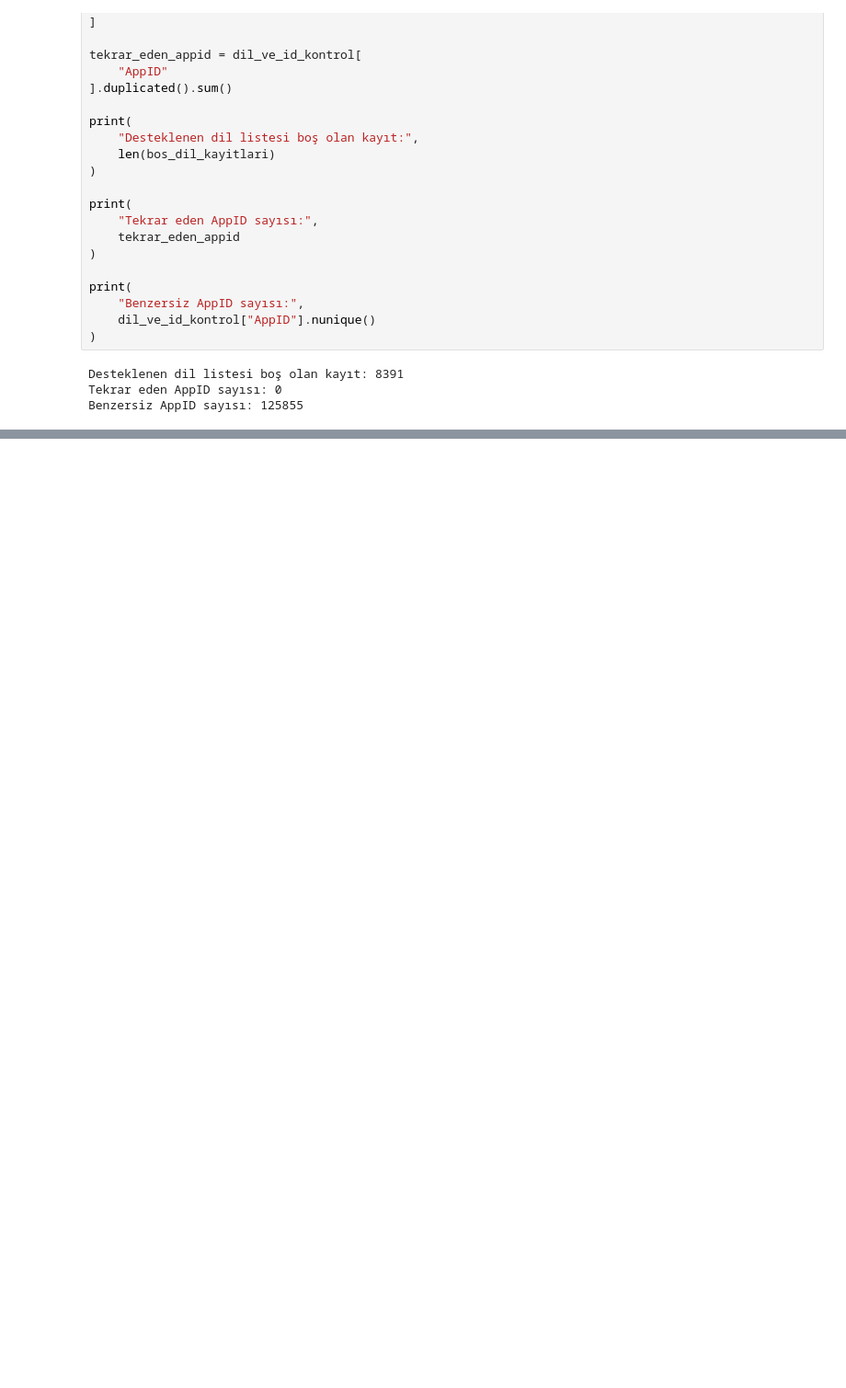
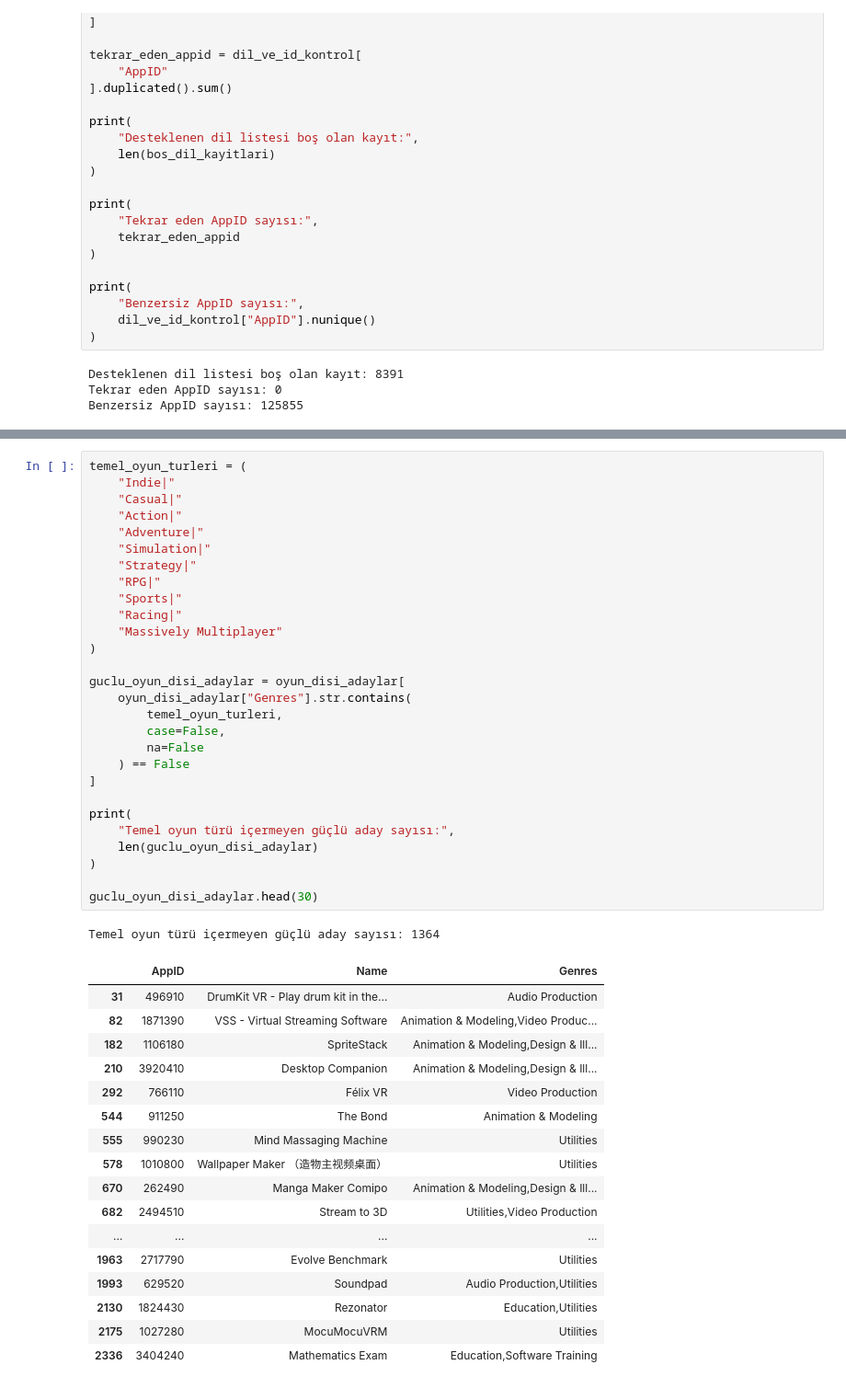
Before and after one commit to lzuzi/steam-game-recommender, a Jupyter notebook: notebooks/01_veri_inceleme.ipynb, the cells around one changed output, grey strips where cells are left out. Shown at 92% size. Cells and saved outputs as stored; diff of their text form; blank space fills up the shorter version.

```diff
--- a/notebooks/01_veri_inceleme.ipynb
+++ b/notebooks/01_veri_inceleme.ipynb
@@ -359,0 +553,47 @@ kaydın tamamı benzersiz bir oyun kimliğine sahiptir.
+# %%
+temel_oyun_turleri = (
+    "Indie|"
+    "Casual|"
+    "Action|"
+    "Adventure|"
+    "Simulation|"
+    "Strategy|"
+    "RPG|"
+    "Sports|"
+    "Racing|"
+    "Massively Multiplayer"
+)
+
+guclu_oyun_disi_adaylar = oyun_disi_adaylar[
+    oyun_disi_adaylar["Genres"].str.contains(
+        temel_oyun_turleri,
+        case=False,
+        na=False
+    ) == False
+]
+
+print(
+    "Temel oyun türü içermeyen güçlü aday sayısı:",
+    len(guclu_oyun_disi_adaylar)
+)
+
+guclu_oyun_disi_adaylar.head(30)
+# %% [output]
+Temel oyun türü içermeyen güçlü aday sayısı: 1364
+|  | AppID | Name | Genres |
+| 31 | 496910 | DrumKit VR - Play drum kit in the... | Audio Production |
+| 82 | 1871390 | VSS - Virtual Streaming Software | Animation & Modeling,Video Produc... |
+| 182 | 1106180 | SpriteStack | Animation & Modeling,Design & Ill... |
+| 210 | 3920410 | Desktop Companion | Animation & Modeling,Design & Ill... |
+| 292 | 766110 | Félix VR | Video Production |
+| 544 | 911250 | The Bond | Animation & Modeling |
+| 555 | 990230 | Mind Massaging Machine | Utilities |
+| 578 | 1010800 | Wallpaper Maker （造物主视频桌面） | Utilities |
+| 670 | 262490 | Manga Maker Comipo | Animation & Modeling,Design & Ill... |
+| 682 | 2494510 | Stream to 3D | Utilities,Video Production |
+| ... | ... | ... | ... |
+| 1963 | 2717790 | Evolve Benchmark | Utilities |
+| 1993 | 629520 | Soundpad | Audio Production,Utilities |
+| 2130 | 1824430 | Rezonator | Education,Utilities |
+| 2175 | 1027280 | MocuMocuVRM | Utilities |
+| 2336 | 3404240 | Mathematics Exam | Education,Software Training |
```
Also changed, not shown: parts of 24 cells of this notebook.
